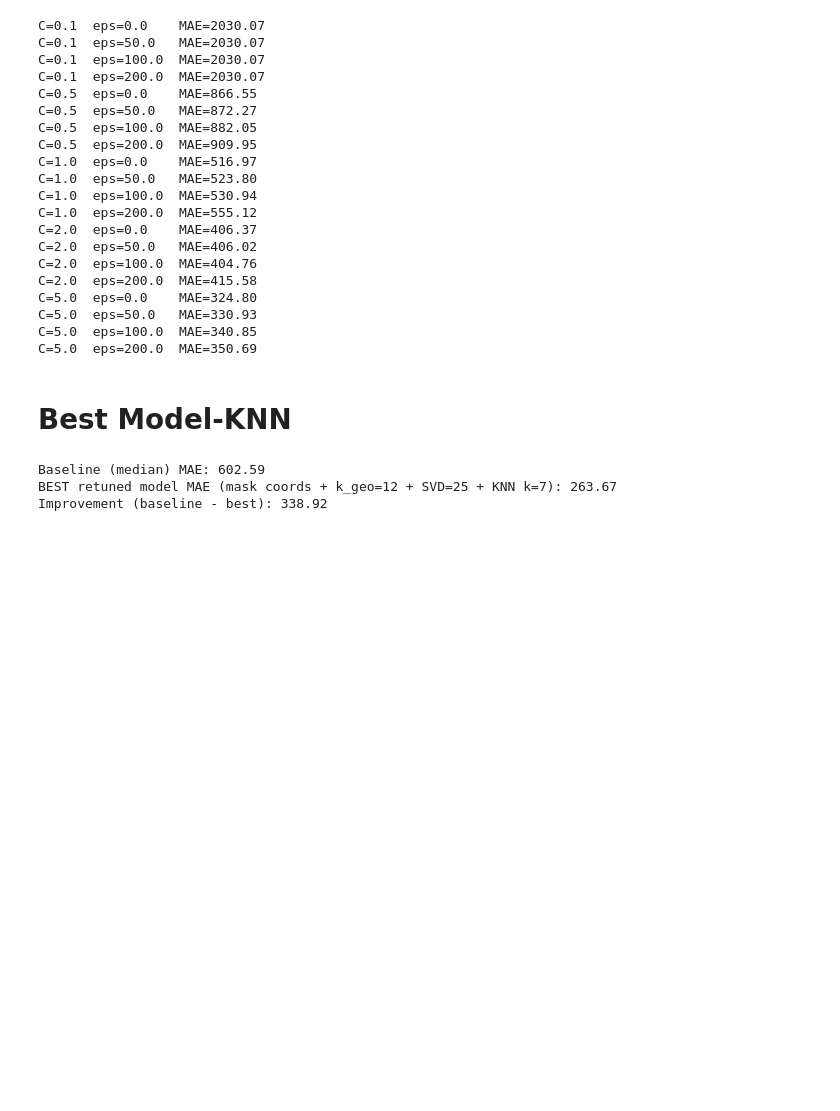
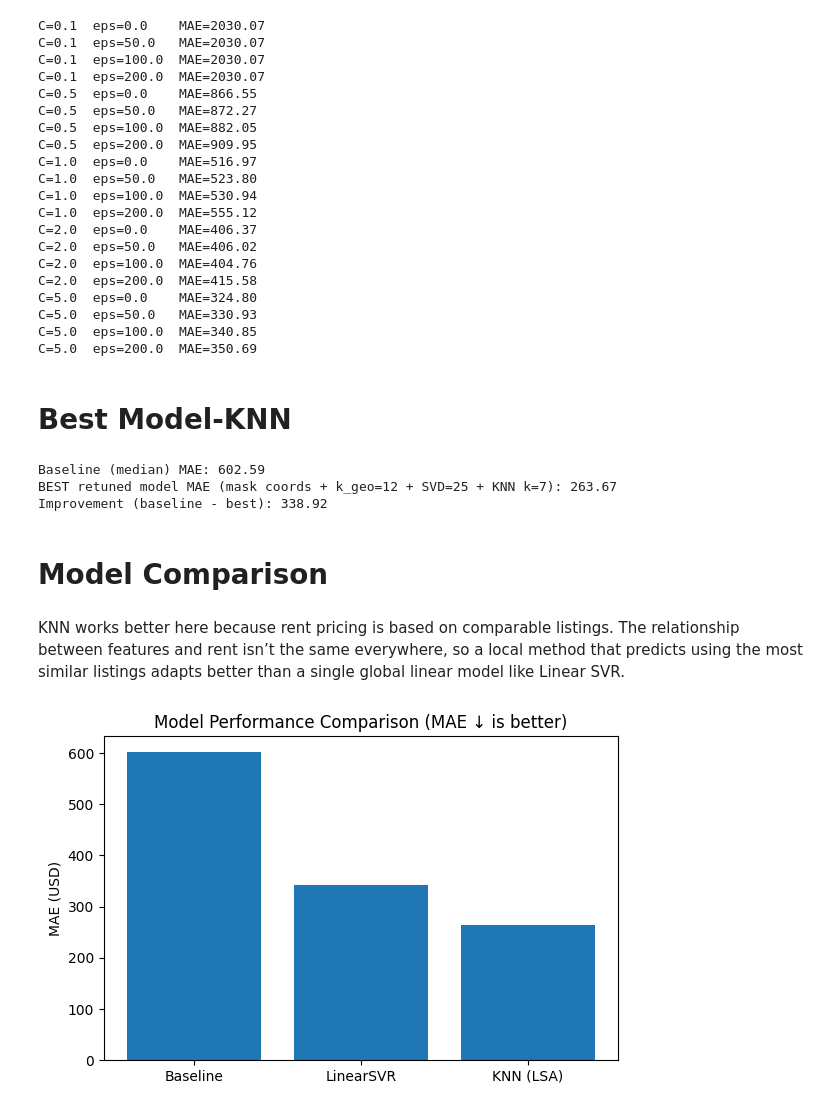
Before and after one commit to lr0826/cs506-project, a Jupyter notebook: notebooks/01_april_checkin.ipynb, the cells around one changed output. Saved outputs shown, nothing was run; the diff lists cells and outputs as text; code cells hidden in the pictures; blank space fills up the shorter version.

```diff
--- a/notebooks/01_april_checkin.ipynb
+++ b/notebooks/01_april_checkin.ipynb
@@ -931,3 +1000,23 @@ print("Improvement (baseline - best):", round(baseline_mae - best_mae, 2))
 Baseline (median) MAE: 602.59
 BEST retuned model MAE (mask coords + k_geo=12 + SVD=25 + KNN k=7): 263.67
 Improvement (baseline - best): 338.92
+# %% [markdown]
+# Model Comparison
+# %% [markdown]
+KNN works better here because rent pricing is based on comparable listings. The relationship between features and rent isn’t the same everywhere, so a local method that predicts using the most similar listings adapts better than a single global linear model like Linear SVR.
+# %%
+import matplotlib.pyplot as plt
+
+# Replace with your actual numbers
+mae_baseline = 602.59
+mae_knn = 263.67        # your best tuned KNN
+mae_svr = 342.10        # best LinearSVR from your sweep
+
+plt.figure(figsize=(6,4))
+plt.bar(["Baseline", "LinearSVR", "KNN (LSA)"], [mae_baseline, mae_svr, mae_knn])
+plt.title("Model Performance Comparison (MAE ↓ is better)")
+plt.ylabel("MAE (USD)")
+plt.tight_layout()
+plt.show()
+# %% [output]
+[figure, added]
```
Also changed, not shown: parts of 3 cells of this notebook.
